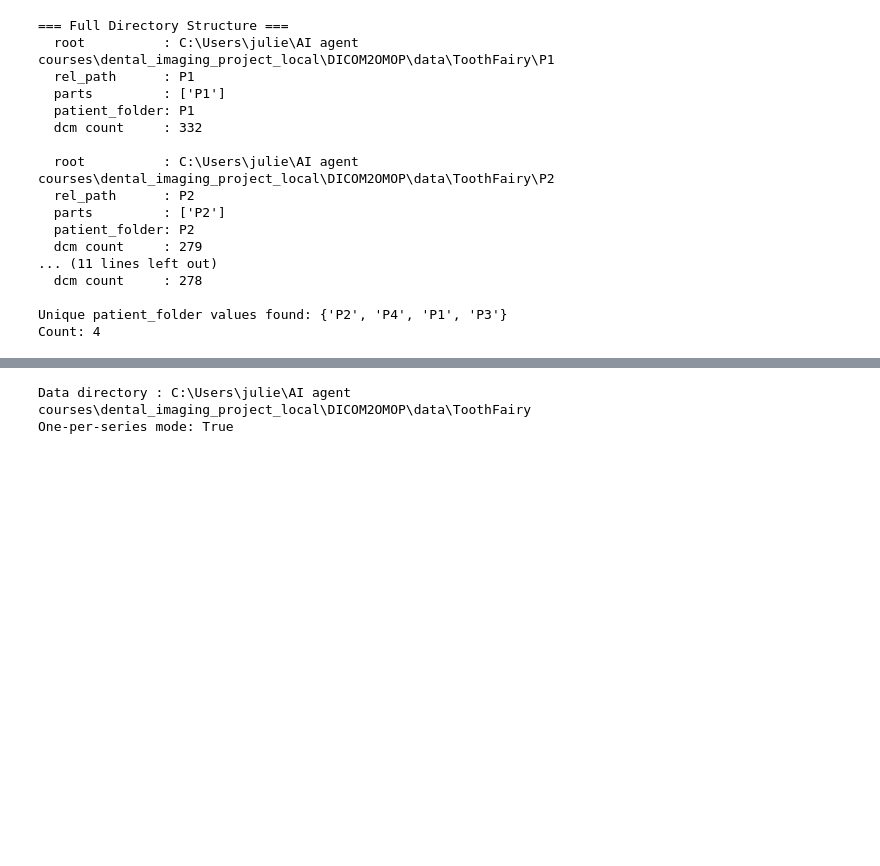
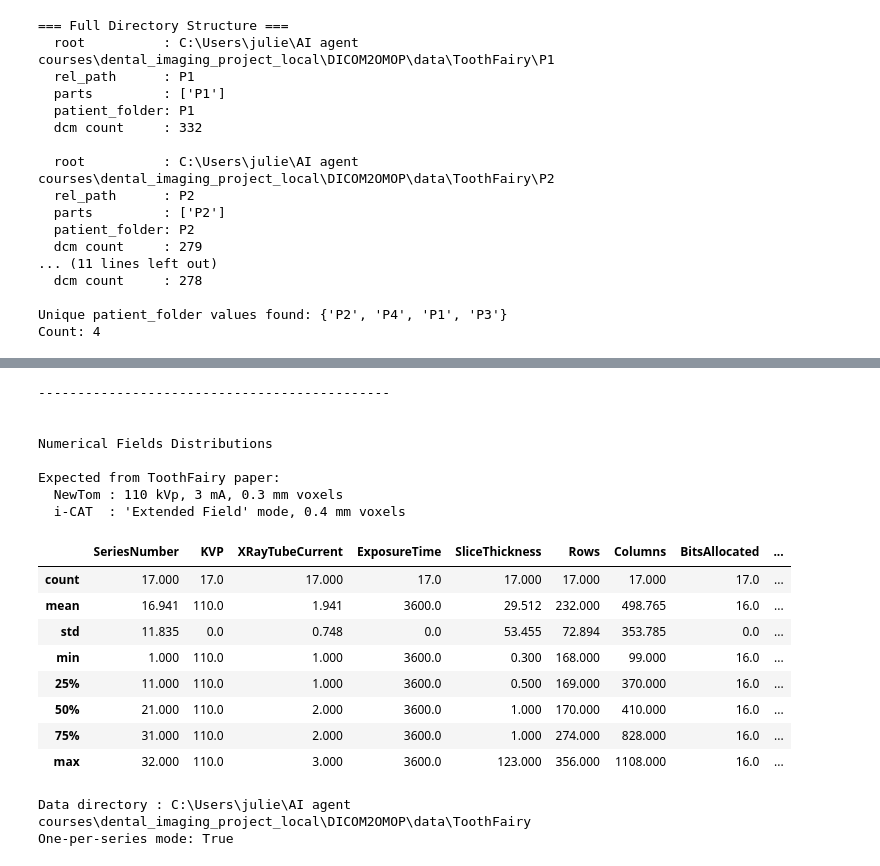
Before and after one commit to jcha-hub/dental_imaging_project, a Jupyter notebook: DICOM2OMOP/julie_project/toothfairy_eda_v1.ipynb, the cells around one changed output, grey strips where cells are left out. Drawn from its saved outputs; the diff is of its cells as text; code cells hidden in the pictures; blank space fills up the shorter version.

```diff
--- a/DICOM2OMOP/julie_project/toothfairy_eda_v1.ipynb
+++ b/DICOM2OMOP/julie_project/toothfairy_eda_v1.ipynb
@@ -381,0 +382,18 @@ Scanner models: ['NTVGiMK4']
+# %%
+#check for completeness - are all desired fields in dataset?
+wanted_fields = STRING_TAGS + NUMERIC_TAGS + ['PixelSpacing_Row', 'PixelSpacing_Col']
+#print('wanted fields:', wanted_fields)
+
+completeness = []
+for col in wanted_fields:
+    if col not in df.columns:
+        pct_present = 0.0
+    else:
+        is_present = df[col].apply(lambda x: x not in [None, 'MISSING', 'None', '', 'nan', np.nan])
+        pct_present = is_present.mean()*100
+    completeness.append({
+        "Field": col,
+        '% present': f"{pct_present:.1f}%",
+    })
+df_completeness = pd.DataFrame(completeness).sort_values(by='Field')
+print(df_completeness.to_string(index=False))
@@ -382,3 +418,51 @@ Scanner models: ['NTVGiMK4']
+# %%
+#study distributions of values in fields
+print("-" * 45)
+print('\n\nNumerical Fields Distributions')
+print("\nExpected from ToothFairy paper:")
+print("  NewTom : 110 kVp, 3 mA, 0.3 mm voxels")
+print("  i-CAT  : 'Extended Field' mode, 0.4 mm voxels")
+
+#cols to review - exlude missing cols/no values
+NUMERICAL_EXCLUDE = ['NumberOfFrames']
+NUMERICAL_COLS = [col for col in NUMERIC_TAGS if col not in NUMERICAL_EXCLUDE] + ['PixelSpacing_Row', 'PixelSpacing_Col']
+df_num = df[NUMERICAL_COLS].describe().round(3)
+df_num
+
+#for sample dataset of P1-P4
+#no variance: KPV = 110V, Exposure time 3600 ms,
+#XRayTubeCurrent  -- paper says 3mA, but 1-3mA variation
+#Voxel = 0.3mm matches Pixelspacing for row and col
+#SliceThickness : Min 0.3, median 1.0, max 123 —  large std of 53
+    #0.3 mm — the primary isotropic CBCT volume, the clinical workhorse
+    #0.5–1.0 mm — secondary reconstructions at reduced resolution, common for panoramic-style reformats
+    #123 mm — the localizer/scout image, which is a single 2D projection not a true volumetric slice
+
+#Columns: min 99, max 1108, mean 498, std 354 — enormous variance.
+#Rows: min 168, max 356, mean 232, std 73
+#The 99-column, ~170-row small images are your localizer/scout 2D projections —
+# they're physically small because they're just planning images. The 1108-column, ~356-row large
+#  images are your full volumetric CBCT slices — wide because CBCT reconstructs a large cylindrical
+#  field of view into a square matrix. The intermediate sizes are secondary reconstructions. If you plot a
+# histogram of Columns you'll likely see three distinct clusters corresponding to exactly these three series types.
+# %% [output]
+---------------------------------------------
+
+
+Numerical Fields Distributions
+
+Expected from ToothFairy paper:
+  NewTom : 110 kVp, 3 mA, 0.3 mm voxels
+  i-CAT  : 'Extended Field' mode, 0.4 mm voxels
+|  | SeriesNumber | KVP | XRayTubeCurrent | ExposureTime | SliceThickness | Rows | Columns | BitsAllocated | ... |
+| count | 17.000 | 17.0 | 17.000 | 17.0 | 17.000 | 17.000 | 17.000 | 17.0 | ... |
+| mean | 16.941 | 110.0 | 1.941 | 3600.0 | 29.512 | 232.000 | 498.765 | 16.0 | ... |
+| std | 11.835 | 0.0 | 0.748 | 0.0 | 53.455 | 72.894 | 353.785 | 0.0 | ... |
+| min | 1.000 | 110.0 | 1.000 | 3600.0 | 0.300 | 168.000 | 99.000 | 16.0 | ... |
+| 25% | 11.000 | 110.0 | 1.000 | 3600.0 | 0.500 | 169.000 | 370.000 | 16.0 | ... |
+| 50% | 21.000 | 110.0 | 2.000 | 3600.0 | 1.000 | 170.000 | 410.000 | 16.0 | ... |
+| 75% | 31.000 | 110.0 | 2.000 | 3600.0 | 1.000 | 274.000 | 828.000 | 16.0 | ... |
+| max | 32.000 | 110.0 | 3.000 | 3600.0 | 123.000 | 356.000 | 1108.000 | 16.0 | ... |
 # %%
 # ============================================================
 # CELL 1 — Imports & Configuration
```
Also changed, not shown: parts of 3 cells of this notebook.
